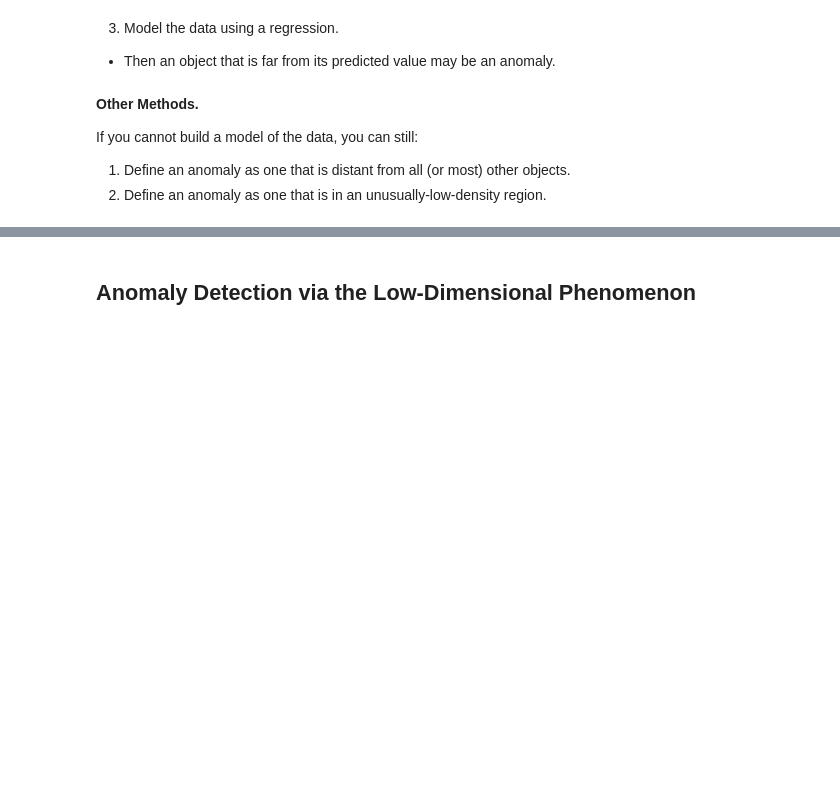
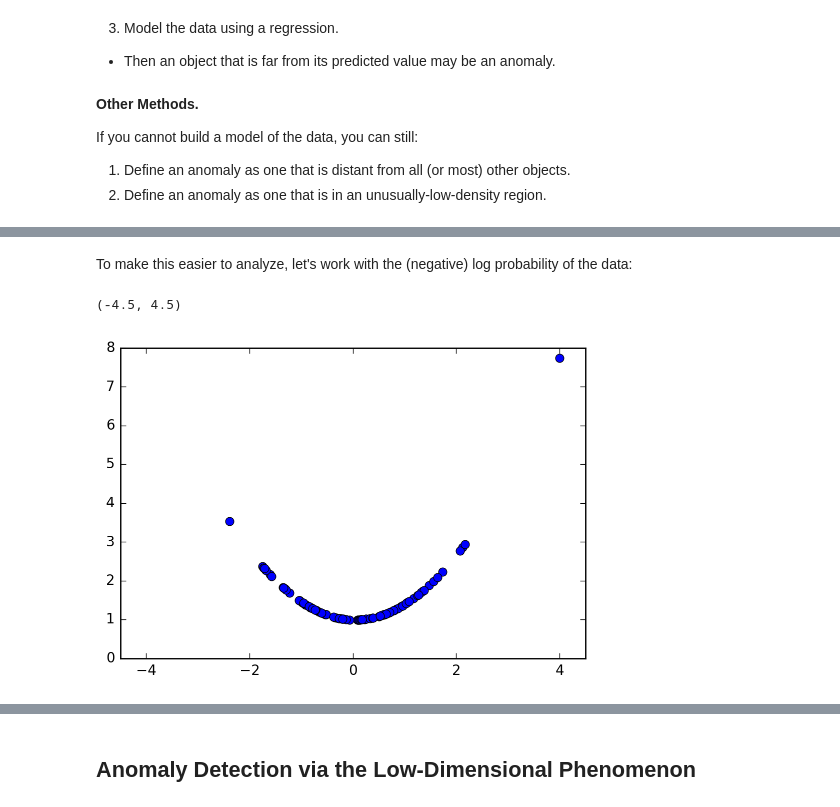
Before and after one commit to mcrovella/CS506-Computational-Tools-for-Data-Science, a Jupyter notebook: 12-Anomaly-Detection-SVD-III.ipynb, the cells around one changed output, grey strips where cells are left out. Cells and saved outputs as stored; diff of their text form; code cells hidden in the pictures; blank space fills up the shorter version.

```diff
--- a/12-Anomaly-Detection-SVD-III.ipynb
+++ b/12-Anomaly-Detection-SVD-III.ipynb
@@ -134,0 +166,3 @@ If you cannot build a model of the data, you can still:
+# %%
+prob_data = [norm.pdf(x) for x in data]
+prob_data
@@ -134,0 +187,10 @@ If you cannot build a model of the data, you can still:
+# %% [markdown]
+To make this easier to analyze, let's work with the (negative) log probability of the data:
+# %%
+import math
+log_prob_data = [-math.log(x) for x in prob_data]
+plt.plot(data, log_prob_data, 'o')
+plt.xlim([-4.5,4.5])
+# %% [output]
+(-4.5, 4.5)
+[figure, added]
```
Also changed, not shown: parts of 30 cells of this notebook.
